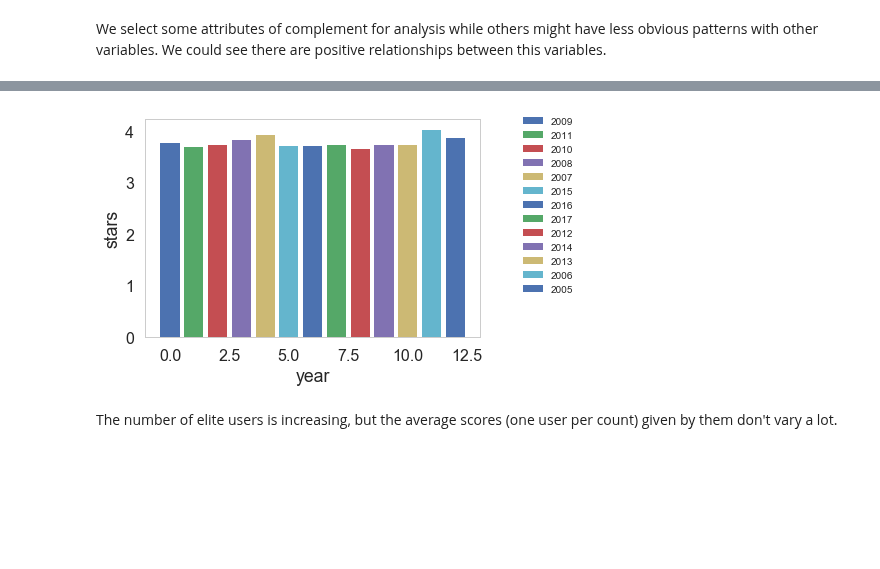
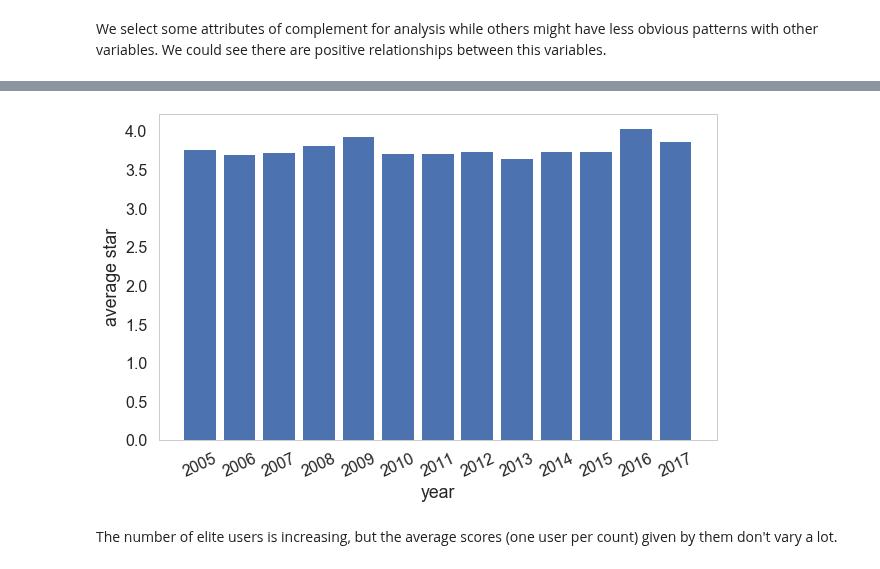
Before and after one commit to xuwd11/Recommender_Systems, a Jupyter notebook: 03_EDA.ipynb, the cells around one changed output, grey strips where cells are left out. Cells and saved outputs as stored; diff of their text form; code cells hidden in the pictures; blank space fills up the shorter version.

```diff
--- a/03_EDA.ipynb
+++ b/03_EDA.ipynb
@@ -690,14 +675,15 @@ plt.xticks(range(len(d)), sorted(d.keys()), rotation=25)
-# %%
-ax = plt.subplot(111)
-
-
-for idx, year in enumerate(year_dict):
-    ax.bar(idx, star_dict[year]/year_dict[year], label = year)
-
-ax.legend(bbox_to_anchor=(1.1, 1.05), fontsize= 'medium')
-plt.xlabel('year')
-plt.ylabel('stars');
-# %% [output]
-[figure, removed]
+# %%
+plt.figure(figsize=(10, 6))
+average_star = []
+
+for idx, year in enumerate(year_dict):
+    average_star.append(star_dict[year]/year_dict[year])
+
+plt.bar(range(len(average_star)), average_star);
+plt.xticks(range(len(average_star)), range(2005, 2018), rotation=25);
+plt.ylabel("average star");
+plt.xlabel("year");
+# %% [output]
+[figure, added]
 # %% [markdown]
 The number of elite users is increasing, but the average scores (one user per count) given by them don't vary a lot.
```
Also changed, not shown: parts of 5 cells of this notebook.
